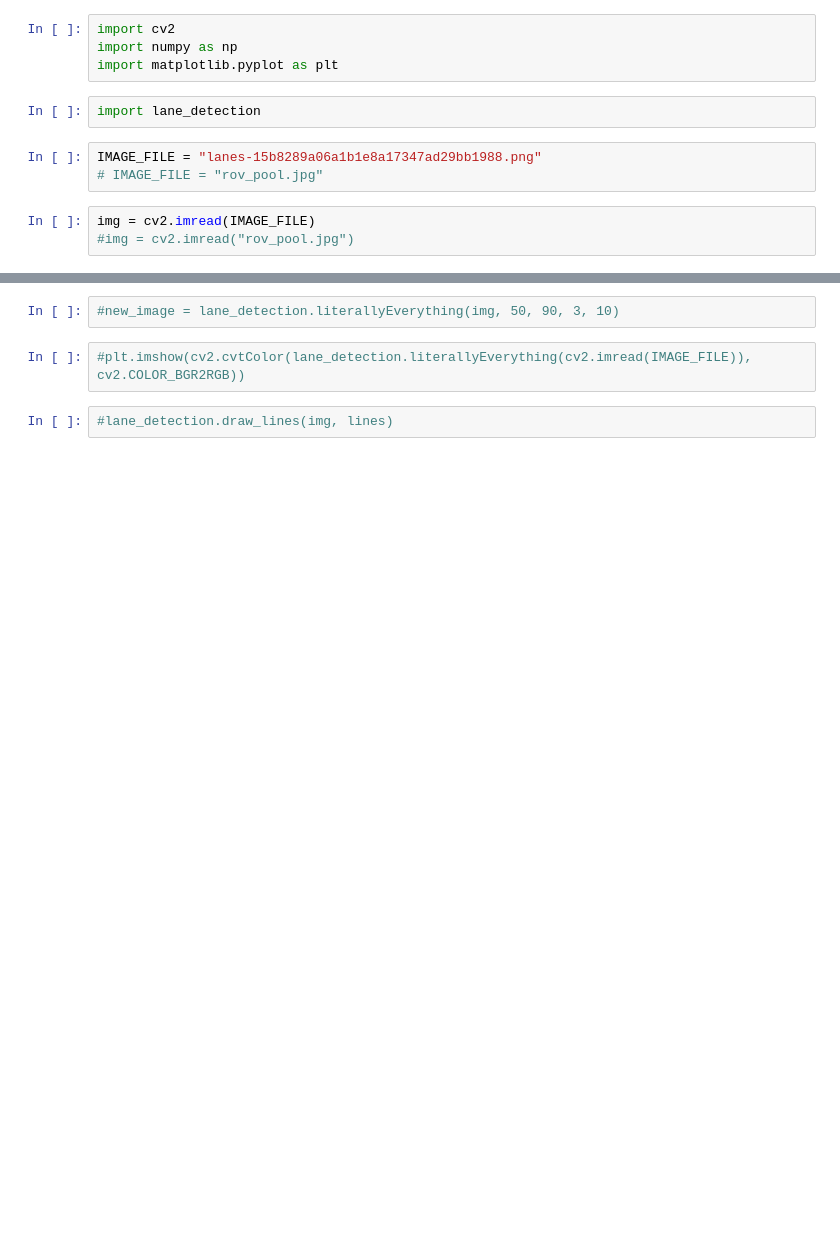
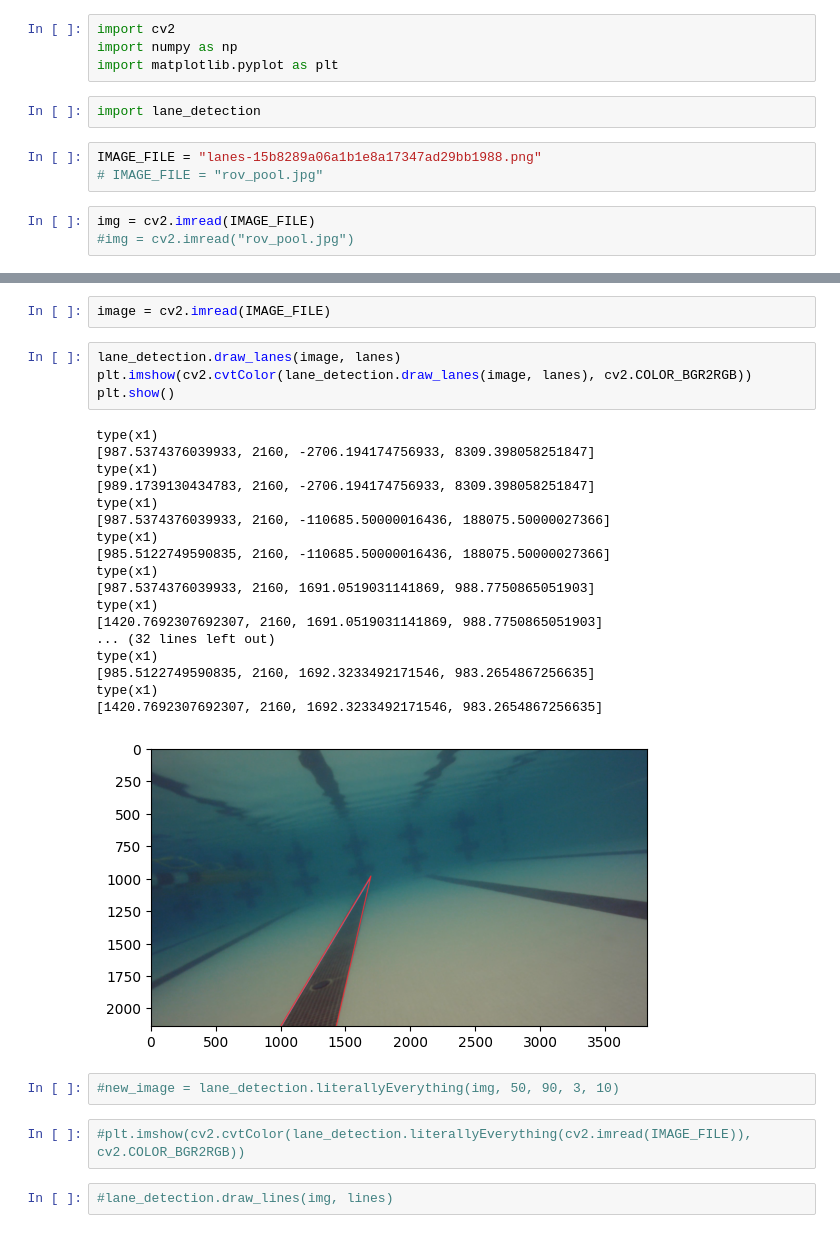
Before and after one commit to jzyzak/cv-intro, a Jupyter notebook: lane_detection.ipynb, the cells around one changed output, grey strips where cells are left out. Cells and saved outputs as stored; diff of their text form; blank space fills up the shorter version.

```diff
--- a/lane_detection.ipynb
+++ b/lane_detection.ipynb
@@ -45,3 +65,28 @@ IndexError: list index out of range
+# %%
+image = cv2.imread(IMAGE_FILE)
+# %%
+lane_detection.draw_lanes(image, lanes)
+plt.imshow(cv2.cvtColor(lane_detection.draw_lanes(image, lanes), cv2.COLOR_BGR2RGB))
+plt.show()
+# %% [output]
+type(x1)
+[987.5374376039933, 2160, -2706.194174756933, 8309.398058251847]
+type(x1)
+[989.1739130434783, 2160, -2706.194174756933, 8309.398058251847]
+type(x1)
+[987.5374376039933, 2160, -110685.50000016436, 188075.50000027366]
+type(x1)
+[985.5122749590835, 2160, -110685.50000016436, 188075.50000027366]
+type(x1)
+[987.5374376039933, 2160, 1691.0519031141869, 988.7750865051903]
+type(x1)
+[1420.7692307692307, 2160, 1691.0519031141869, 988.7750865051903]
+... (32 lines left out)
+type(x1)
+[985.5122749590835, 2160, 1692.3233492171546, 983.2654867256635]
+type(x1)
+[1420.7692307692307, 2160, 1692.3233492171546, 983.2654867256635]
+[figure, added]
 # %%
 #new_image = lane_detection.literallyEverything(img, 50, 90, 3, 10)
 # %%
```
Also changed, not shown: parts of 5 cells of this notebook, 2 other files.
